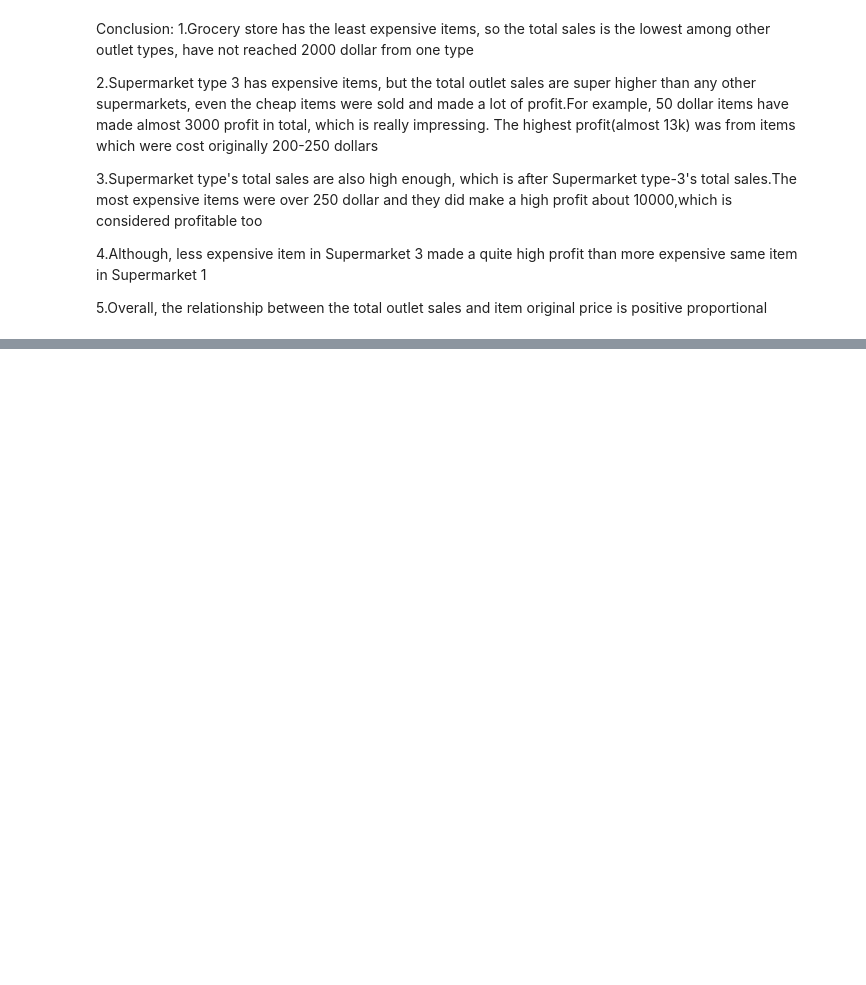
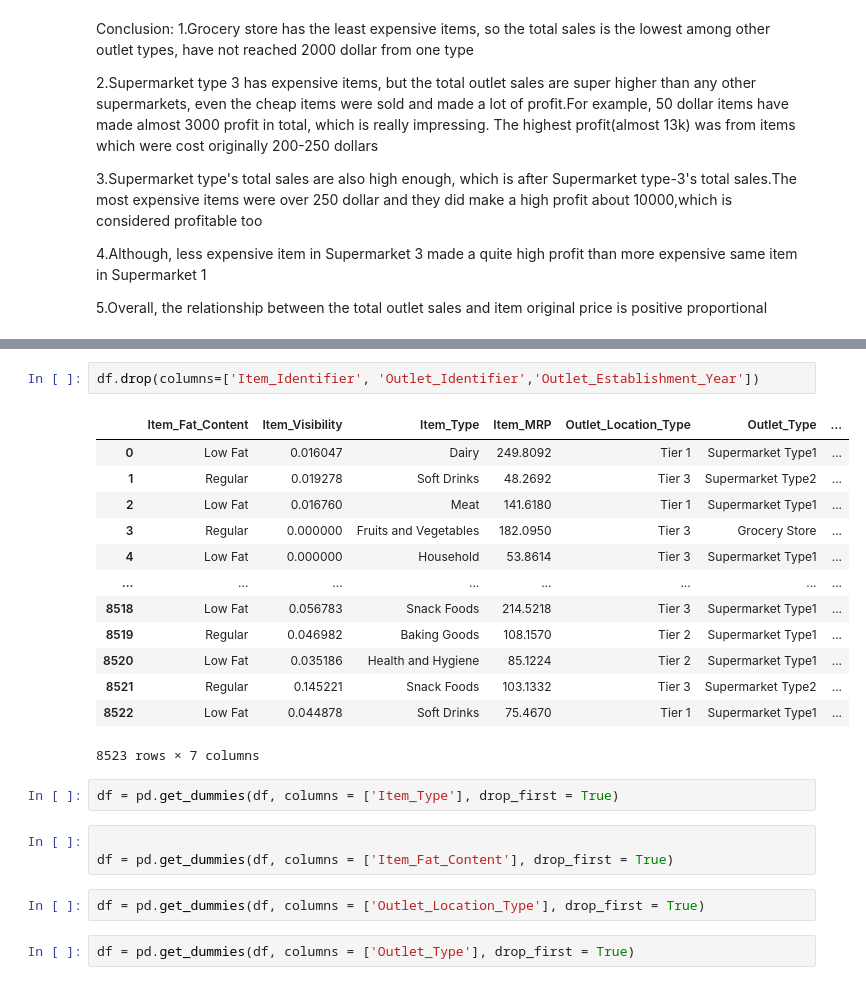
Before and after one commit to altynbektilepbergenov/Food-Sales-predictions, a Jupyter notebook: Sales_predictions.ipynb, the cells around one changed output, grey strips where cells are left out. Cells and saved outputs as stored; diff of their text form; blank space fills up the shorter version.

```diff
--- a/Sales_predictions.ipynb
+++ b/Sales_predictions.ipynb
@@ -579,0 +599,25 @@ Conclusion:
+# %%
+df.drop(columns=['Item_Identifier', 'Outlet_Identifier','Outlet_Establishment_Year'])
+# %% [output]
+|  | Item_Fat_Content | Item_Visibility | Item_Type | Item_MRP | Outlet_Location_Type | Outlet_Type | ... |
+| 0 | Low Fat | 0.016047 | Dairy | 249.8092 | Tier 1 | Supermarket Type1 | ... |
+| 1 | Regular | 0.019278 | Soft Drinks | 48.2692 | Tier 3 | Supermarket Type2 | ... |
+| 2 | Low Fat | 0.016760 | Meat | 141.6180 | Tier 1 | Supermarket Type1 | ... |
+| 3 | Regular | 0.000000 | Fruits and Vegetables | 182.0950 | Tier 3 | Grocery Store | ... |
+| 4 | Low Fat | 0.000000 | Household | 53.8614 | Tier 3 | Supermarket Type1 | ... |
+| ... | ... | ... | ... | ... | ... | ... | ... |
+| 8518 | Low Fat | 0.056783 | Snack Foods | 214.5218 | Tier 3 | Supermarket Type1 | ... |
+| 8519 | Regular | 0.046982 | Baking Goods | 108.1570 | Tier 2 | Supermarket Type1 | ... |
+| 8520 | Low Fat | 0.035186 | Health and Hygiene | 85.1224 | Tier 2 | Supermarket Type1 | ... |
+| 8521 | Regular | 0.145221 | Snack Foods | 103.1332 | Tier 3 | Supermarket Type2 | ... |
+| 8522 | Low Fat | 0.044878 | Soft Drinks | 75.4670 | Tier 1 | Supermarket Type1 | ... |
+8523 rows × 7 columns
+# %%
+df = pd.get_dummies(df, columns = ['Item_Type'], drop_first = True)
+# %%
+
+df = pd.get_dummies(df, columns = ['Item_Fat_Content'], drop_first = True)
+# %%
+df = pd.get_dummies(df, columns = ['Outlet_Location_Type'], drop_first = True)
+# %%
+df = pd.get_dummies(df, columns = ['Outlet_Type'], drop_first = True)
```
Also changed, not shown: parts of 25 cells of this notebook.
